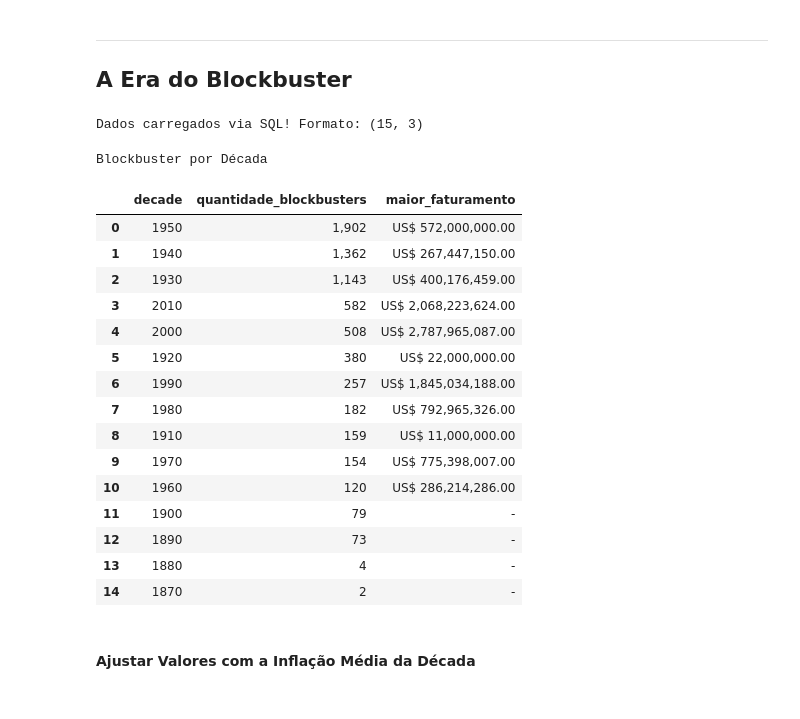
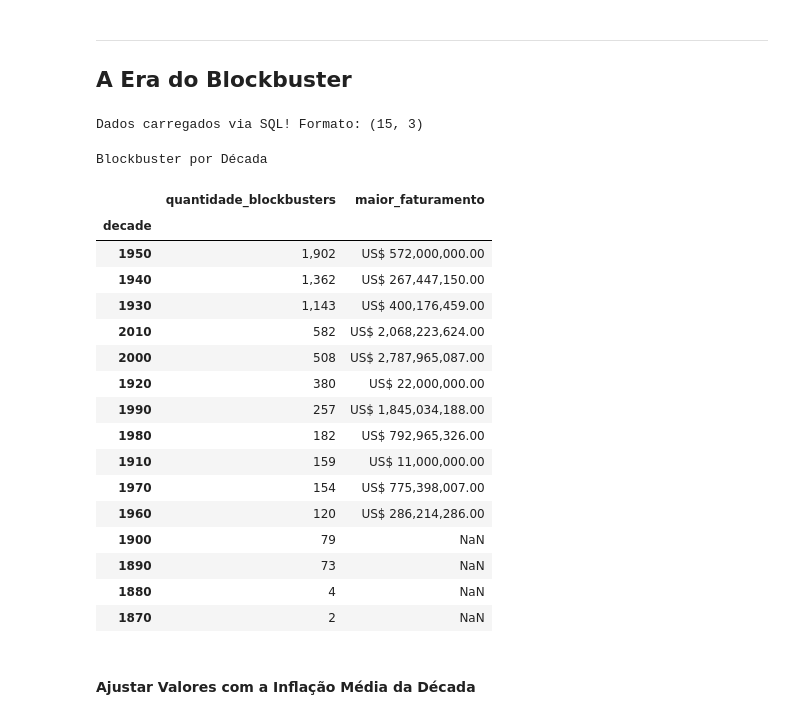
Before and after one commit to AleCecilio/entertainment_industry_performance_analysis, a Jupyter notebook: notebooks/02_data_analytics/18_analytics_financial_timeline.ipynb, the cells around one changed output. Cells and saved outputs as stored; diff of their text form; code cells hidden in the pictures.

```diff
--- a/notebooks/02_data_analytics/18_analytics_financial_timeline.ipynb
+++ b/notebooks/02_data_analytics/18_analytics_financial_timeline.ipynb
@@ -291,50 +289,51 @@ query_bloc = """
     GROUP BY decade
     ORDER BY quantidade_blockbusters DESC;
 """
 
 df_bloc = dbc.execute_query(
     caminho_banco,
     alvo=query_bloc,
     eh_query=True
 )
 
 display(
     tb.estilizar_tabela(
-        df=df_bloc,
+        df=df_bloc.set_index('decade'),
         caption='Blockbuster por Década'
     )
     .bar(
         subset=['quantidade_blockbusters'],
         color='#457B9D'
     )
     .background_gradient(
         subset=['maior_faturamento'],
         cmap='Greens'
     )
     .format({
         'quantidade_blockbusters': '{:,.0f}',
         'maior_faturamento': lambda x: 'NaN' if pd.isna(x) else f'US$ {x:,.2f}'
     })
 )
 # %% [output]
 Dados carregados via SQL! Formato: (15, 3)
 Blockbuster por Década
-|  | decade | quantidade_blockbusters | maior_faturamento |
-| 0 | 1950 | 1,902 | US$ 572,000,000.00 |
-| 1 | 1940 | 1,362 | US$ 267,447,150.00 |
-| 2 | 1930 | 1,143 | US$ 400,176,459.00 |
-| 3 | 2010 | 582 | US$ 2,068,223,624.00 |
-| 4 | 2000 | 508 | US$ 2,787,965,087.00 |
-| 5 | 1920 | 380 | US$ 22,000,000.00 |
-| 6 | 1990 | 257 | US$ 1,845,034,188.00 |
-| 7 | 1980 | 182 | US$ 792,965,326.00 |
-| 8 | 1910 | 159 | US$ 11,000,000.00 |
-| 9 | 1970 | 154 | US$ 775,398,007.00 |
-| 10 | 1960 | 120 | US$ 286,214,286.00 |
-| 11 | 1900 | 79 | - |
-| 12 | 1890 | 73 | - |
-| 13 | 1880 | 4 | - |
-| 14 | 1870 | 2 | - |
+|  | quantidade_blockbusters | maior_faturamento |
+| decade |  |  |
+| 1950 | 1,902 | US$ 572,000,000.00 |
+| 1940 | 1,362 | US$ 267,447,150.00 |
+| 1930 | 1,143 | US$ 400,176,459.00 |
+| 2010 | 582 | US$ 2,068,223,624.00 |
+| 2000 | 508 | US$ 2,787,965,087.00 |
+| 1920 | 380 | US$ 22,000,000.00 |
+| 1990 | 257 | US$ 1,845,034,188.00 |
+| 1980 | 182 | US$ 792,965,326.00 |
+| 1910 | 159 | US$ 11,000,000.00 |
+| 1970 | 154 | US$ 775,398,007.00 |
+| 1960 | 120 | US$ 286,214,286.00 |
+| 1900 | 79 | NaN |
+| 1890 | 73 | NaN |
+| 1880 | 4 | NaN |
+| 1870 | 2 | NaN |
 # %% [markdown]
 #### Ajustar Valores com a Inflação Média da Década
 # %%
```
Also changed, not shown: parts of 11 cells of this notebook, 2 other files.
